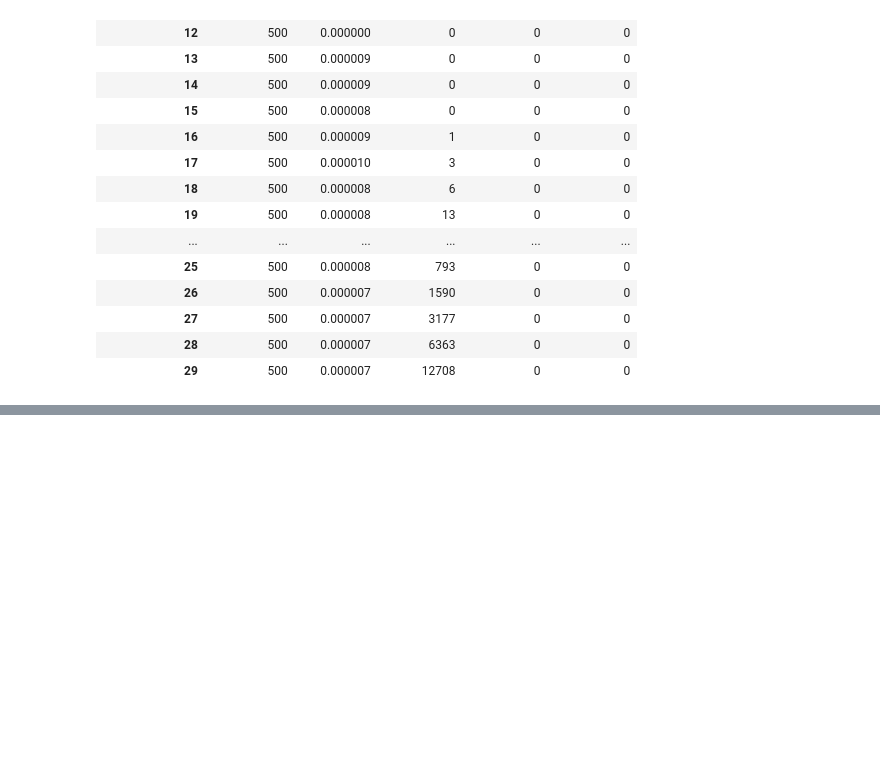
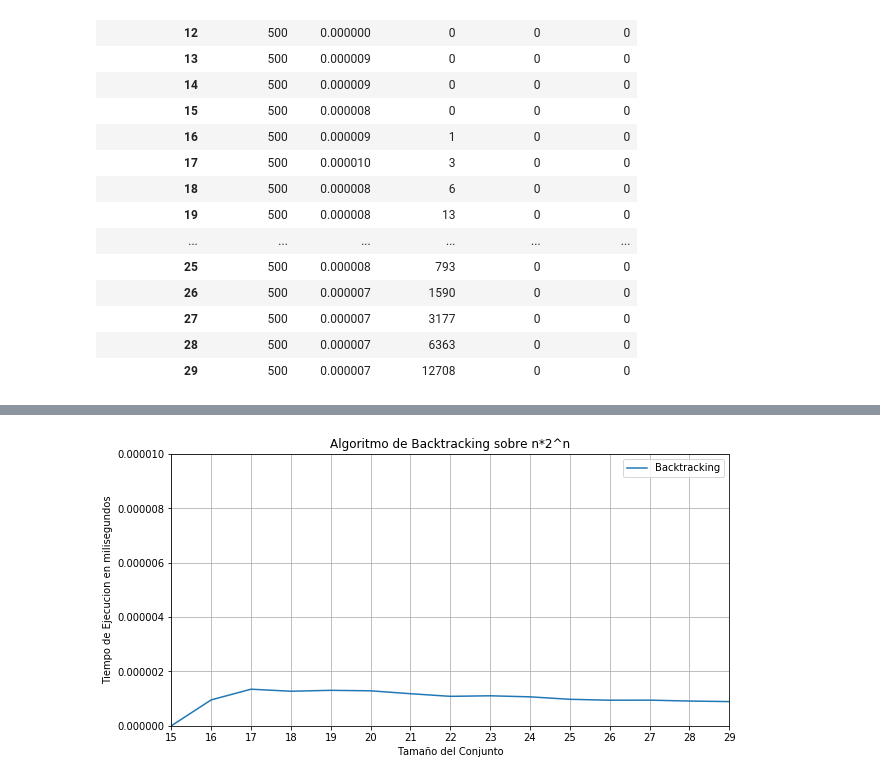
Before and after one commit to gonzalokun/AED3TP1, a Jupyter notebook: notebookTP.ipynb, the cells around one changed output, grey strips where cells are left out. Drawn from its saved outputs; the diff is of its cells as text; code cells hidden in the pictures; blank space fills up the shorter version.

```diff
--- a/notebookTP.ipynb
+++ b/notebookTP.ipynb
@@ -184,0 +186,3 @@ plt.savefig("G7.pdf")
+# %%
+tabla8 = pd.read_csv("./outputComp.csv", index_col="Tamaño Conjunto")
+tabla8
@@ -184,0 +208,11 @@ plt.savefig("G7.pdf")
+# %%
+listaPlot = [i for i in range(10, 32)]
+graf8 = tabla8[["Backtracking"]].plot(xticks=listaPlot,figsize=(10, 5), grid=True, title="Algoritmo de Backtracking sobre n*2^n")
+graf8.set_xlabel("Tamaño del Conjunto")
+graf8.set_ylabel("Tiempo de Ejecucion en milisegundos")
+graf8.axis([15, 29, 0, 0.00001])
+#graf8.set_xscale("log")
+#graf8.set_yscale("log")
+plt.savefig("G8.pdf")
+# %% [output]
+[figure, added]
```
Also changed, not shown: parts of 18 cells of this notebook, 47 other files.
